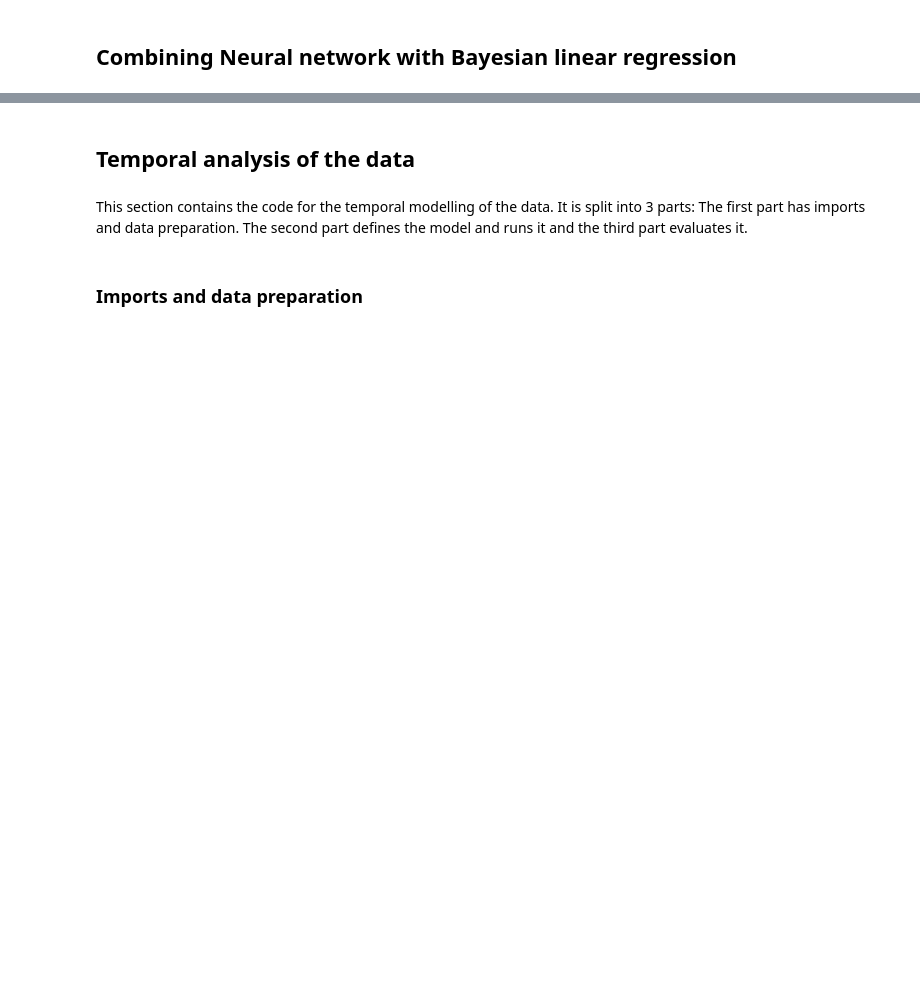
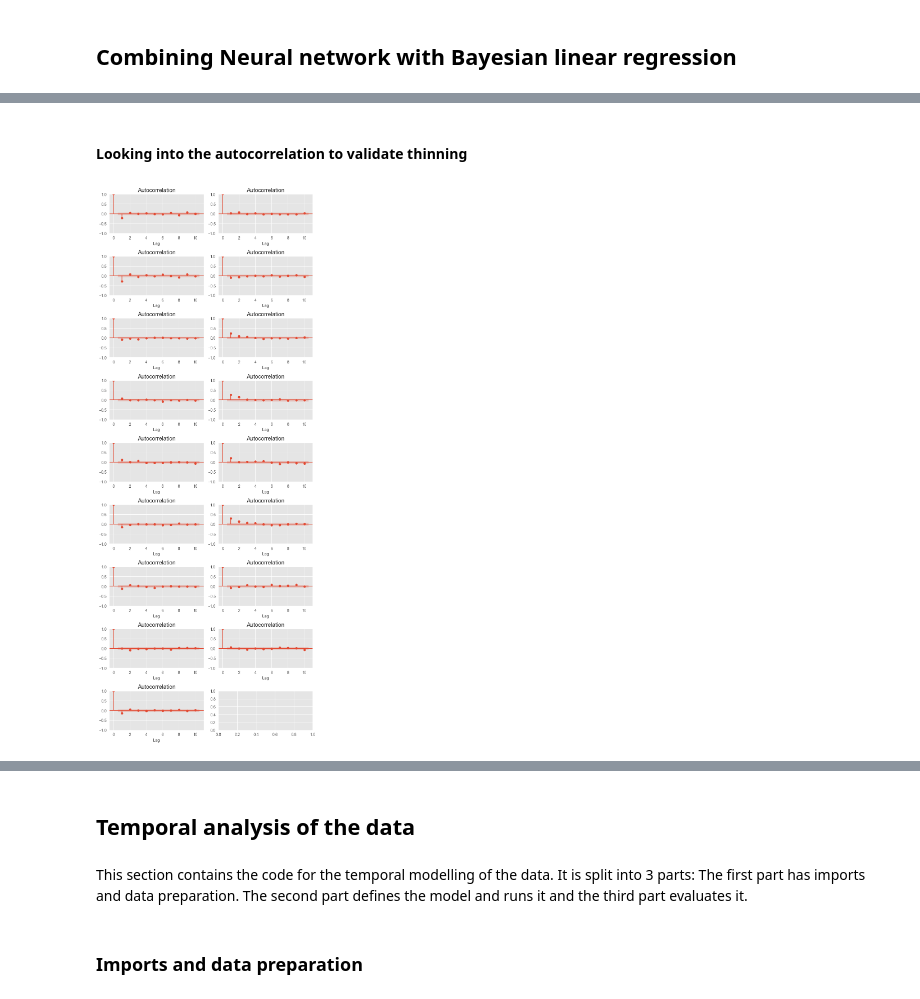
Before and after one commit to TheDingodile/Model-based_project, a Jupyter notebook: temporal_analysis_final.ipynb, the cells around one changed output, grey strips where cells are left out. Saved outputs shown, nothing was run; the diff lists cells and outputs as text; code cells hidden in the pictures; blank space fills up the shorter version.

```diff
--- a/temporal_analysis_final.ipynb
+++ b/temporal_analysis_final.ipynb
@@ -423,0 +821,20 @@ RMSE val: 2.234
+# %% [markdown]
+#### Looking into the autocorrelation to validate thinning
+# %%
+#Looking a autocorrelation without thinning
+fig, axs = plt.subplots(9,2, figsize=(8, 20))
+
+# Iterate over data and create ACF plots in subplots
+for i in range(17):
+    row = i // 2; col = i % 2
+
+    ax = axs[row, col]
+    sm.graphics.tsa.plot_acf(posterior_samples_twoLevel_AB["beta"][:,1,i,1], ax=ax, lags=10) #Plot ACF
+    ax.set_xlabel("Lag")
+
+plt.tight_layout()
+
+# Display the plot
+plt.show()
+# %% [output]
+[figure, added]
```
Also changed, not shown: parts of 46 cells of this notebook, 6 other files.
